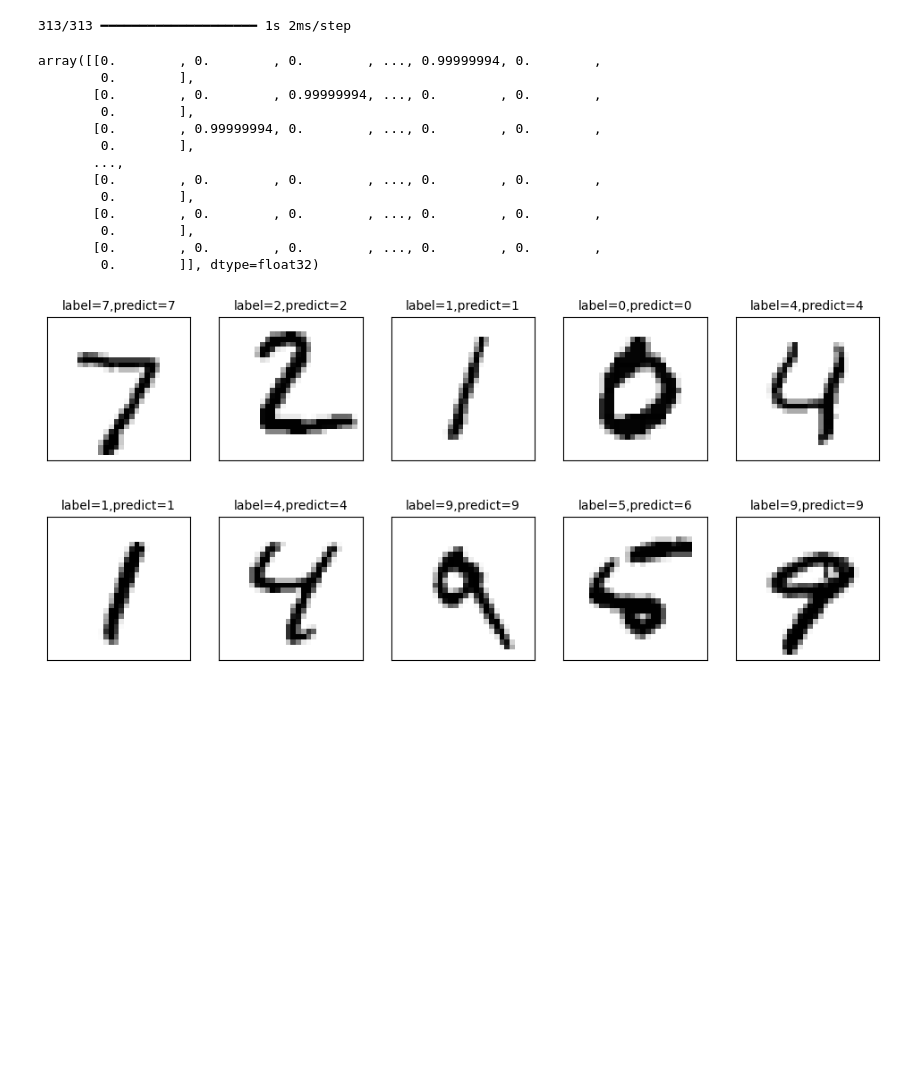
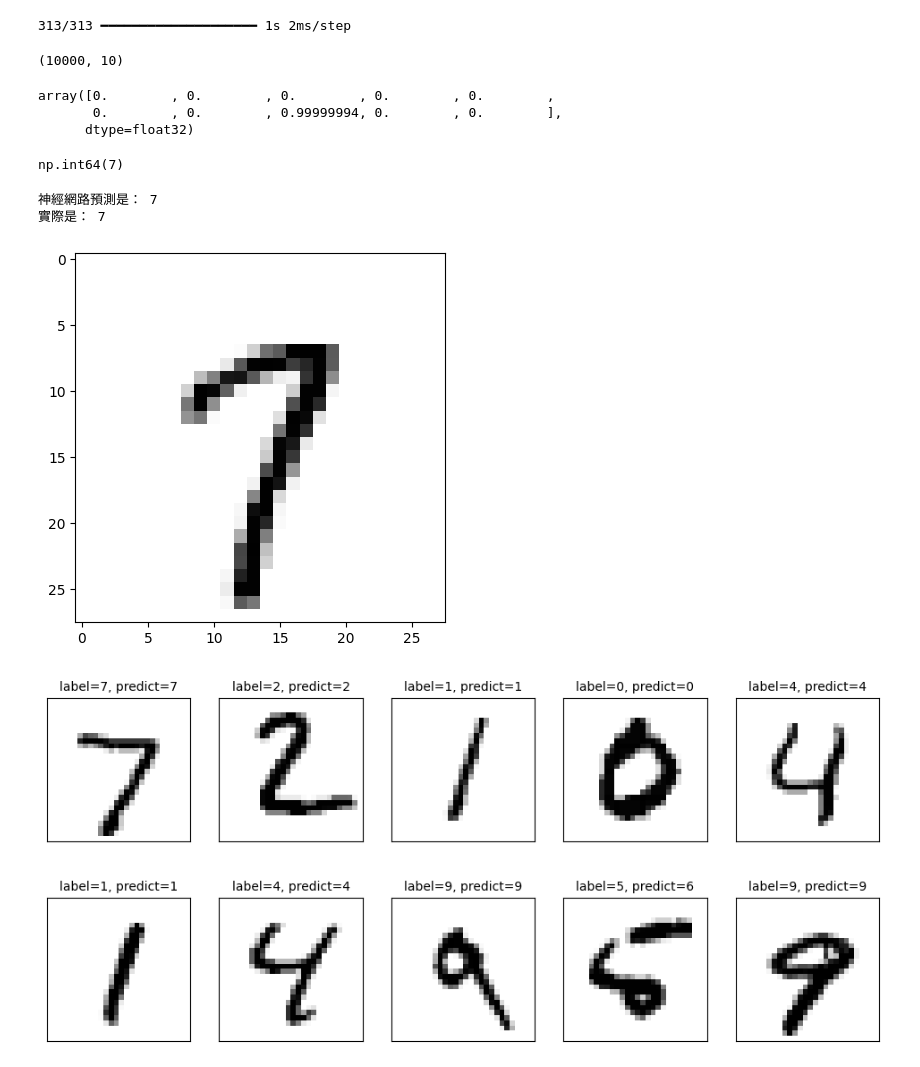
Before and after one commit to wcliao1962/2025_DL, a Jupyter notebook: Keras_Mnist_MLP_h256.ipynb, the cells around one changed output. Cells and saved outputs as stored; diff of their text form; code cells hidden in the pictures; blank space fills up the shorter version.

```diff
--- a/Keras_Mnist_MLP_h256.ipynb
+++ b/Keras_Mnist_MLP_h256.ipynb
@@ -165,20 +164,32 @@ accuracy= 0.9757999777793884
 prediction=model.predict(x_Test)
 # %% [output]
 313/313 ━━━━━━━━━━━━━━━━━━━━ 1s 2ms/step
-# %%
-prediction
-# %% [output]
-array([[0.        , 0.        , 0.        , ..., 0.99999994, 0.        ,
-        0.        ],
-       [0.        , 0.        , 0.99999994, ..., 0.        , 0.        ,
-        0.        ],
-       [0.        , 0.99999994, 0.        , ..., 0.        , 0.        ,
-        0.        ],
-       ...,
-       [0.        , 0.        , 0.        , ..., 0.        , 0.        ,
-        0.        ],
-       [0.        , 0.        , 0.        , ..., 0.        , 0.        ,
-        0.        ],
-       [0.        , 0.        , 0.        , ..., 0.        , 0.        ,
-        0.        ]], dtype=float32)
+# %%
+# 10000個預測結果：二維陣列(10000, 10)，每一個預測結果:10個阿拉伯數字可能的機率
+prediction.shape
+# %% [output]
+(10000, 10)
+# %%
+# 第666號測試資料預測結果，數字7機率最高
+prediction[666]
+# %% [output]
+array([0.        , 0.        , 0.        , 0.        , 0.        ,
+       0.        , 0.        , 0.99999994, 0.        , 0.        ],
+      dtype=float32)
+# %%
+# 將機率最高的阿拉伯數字(7)找出來，作為預測結果(標籤)
+predicted_lable = np.argmax(prediction[666])
+predicted_lable
+# %% [output]
+np.int64(7)
+# %%
+import matplotlib.pyplot as plt
+
+print('神經網路預測是：', predicted_lable)
+print('實際是：', y_test_label[666])
+plt.imshow(x_Test[666].reshape(28,28), cmap='Greys');  # 測試圖片需reshape為原來28x28
+# %% [output]
+神經網路預測是： 7
+實際是： 7
+[figure, added]
 # %%
```
Also changed, not shown: parts of 16 cells of this notebook.
